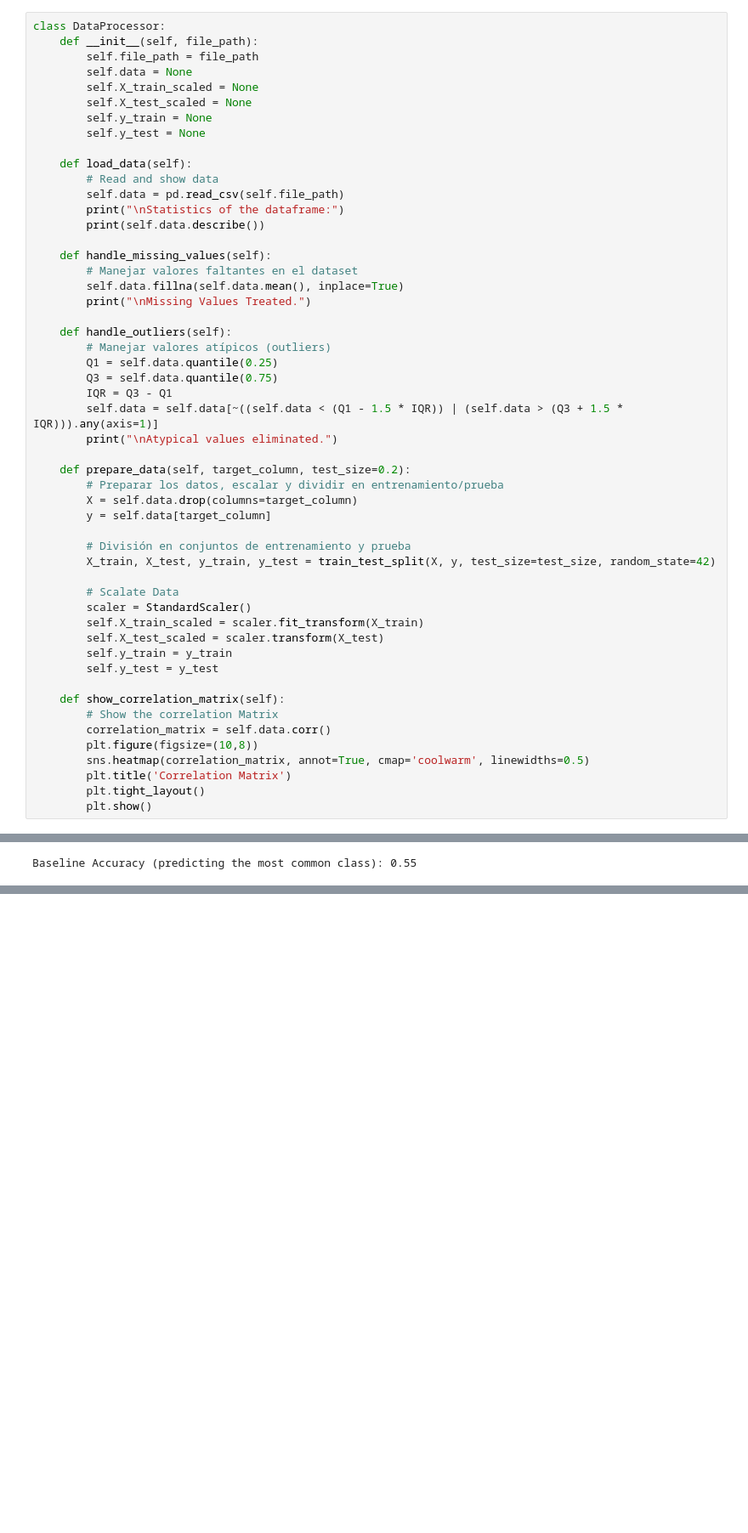
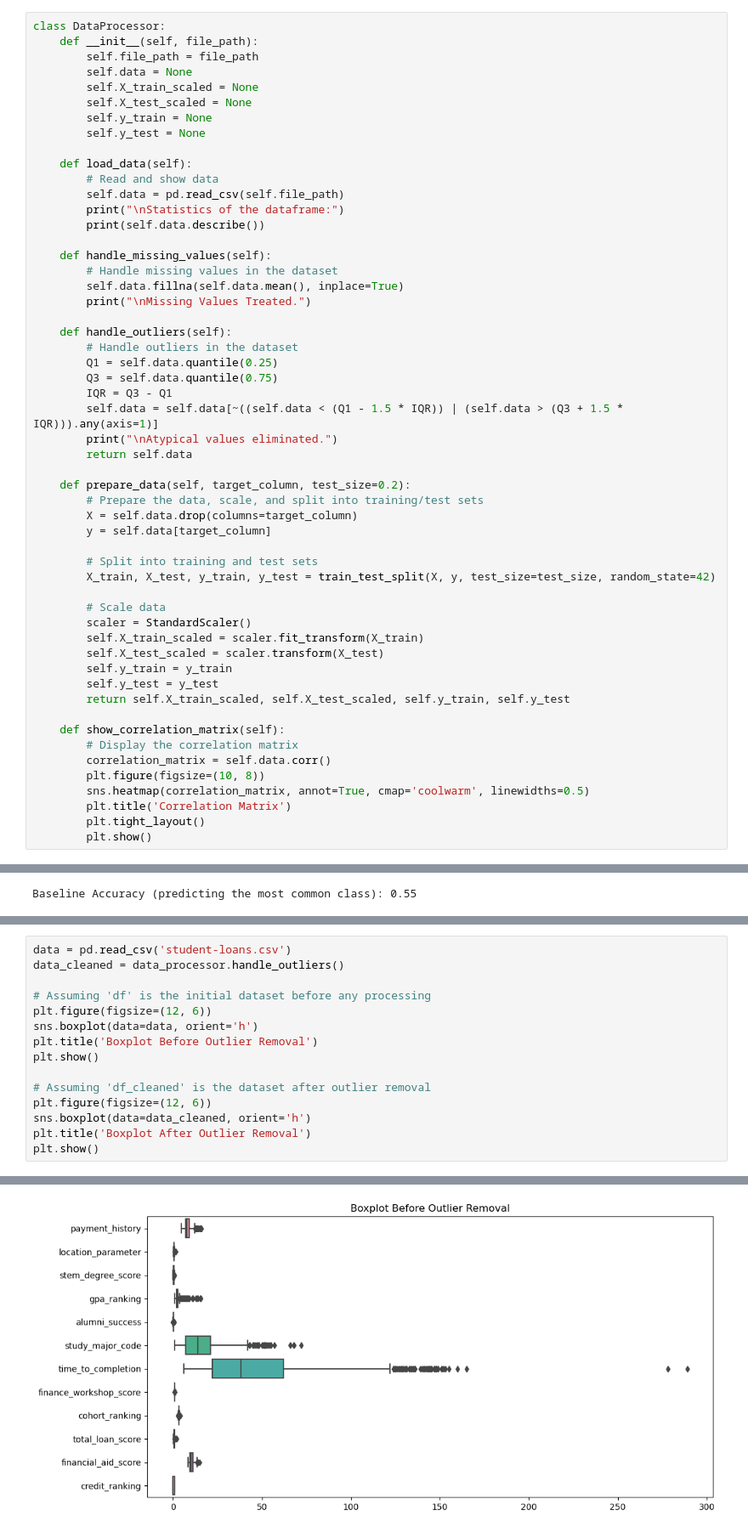
Before and after one commit to estephanielm/Credit-Model--Student-Loans, a Jupyter notebook: student_loans_model.ipynb, the cells around one changed output, grey strips where cells are left out. Shown at 85% size. Saved outputs shown, nothing was run; the diff lists cells and outputs as text; blank space fills up the shorter version.

```diff
--- a/student_loans_model.ipynb
+++ b/student_loans_model.ipynb
@@ -115,37 +115,39 @@ class DataProcessor:
         print(self.data.describe())
 
     def handle_missing_values(self):
-        # Manejar valores faltantes en el dataset
+        # Handle missing values in the dataset
         self.data.fillna(self.data.mean(), inplace=True)
         print("\nMissing Values Treated.")
 
     def handle_outliers(self):
-        # Manejar valores atípicos (outliers)
+        # Handle outliers in the dataset
         Q1 = self.data.quantile(0.25)
         Q3 = self.data.quantile(0.75)
         IQR = Q3 - Q1
         self.data = self.data[~((self.data < (Q1 - 1.5 * IQR)) | (self.data > (Q3 + 1.5 * IQR))).any(axis=1)]
         print("\nAtypical values eliminated.")
+        return self.data
 
     def prepare_data(self, target_column, test_size=0.2):
-        # Preparar los datos, escalar y dividir en entrenamiento/prueba
+        # Prepare the data, scale, and split into training/test sets
         X = self.data.drop(columns=target_column)
         y = self.data[target_column]
 
-        # División en conjuntos de entrenamiento y prueba
+        # Split into training and test sets
         X_train, X_test, y_train, y_test = train_test_split(X, y, test_size=test_size, random_state=42)
 
-        # Scalate Data
+        # Scale data
         scaler = StandardScaler()
         self.X_train_scaled = scaler.fit_transform(X_train)
         self.X_test_scaled = scaler.transform(X_test)
         self.y_train = y_train
         self.y_test = y_test
+        return self.X_train_scaled, self.X_test_scaled, self.y_train, self.y_test
 
     def show_correlation_matrix(self):
-        # Show the correlation Matrix
+        # Display the correlation matrix
         correlation_matrix = self.data.corr()
-        plt.figure(figsize=(10,8))
+        plt.figure(figsize=(10, 8))
         sns.heatmap(correlation_matrix, annot=True, cmap='coolwarm', linewidths=0.5)
         plt.title('Correlation Matrix')
         plt.tight_layout()
@@ -342,3 +362,19 @@ Classification Report:
    macro avg       0.80      0.80      0.80       239
 weighted avg       0.80      0.80      0.80       239
 [figure]
+# %%
+data = pd.read_csv('student-loans.csv')
+data_cleaned = data_processor.handle_outliers()
+
+# Assuming 'df' is the initial dataset before any processing
+plt.figure(figsize=(12, 6))
+sns.boxplot(data=data, orient='h')
+plt.title('Boxplot Before Outlier Removal')
+plt.show()
+
+# Assuming 'df_cleaned' is the dataset after outlier removal
+plt.figure(figsize=(12, 6))
+sns.boxplot(data=data_cleaned, orient='h')
+plt.title('Boxplot After Outlier Removal')
+plt.show()
+# %% [output]
@@ -344,0 +382 @@ weighted avg       0.80      0.80      0.80       239
+[figure, added]
```
Also changed, not shown: parts of 11 cells of this notebook.
